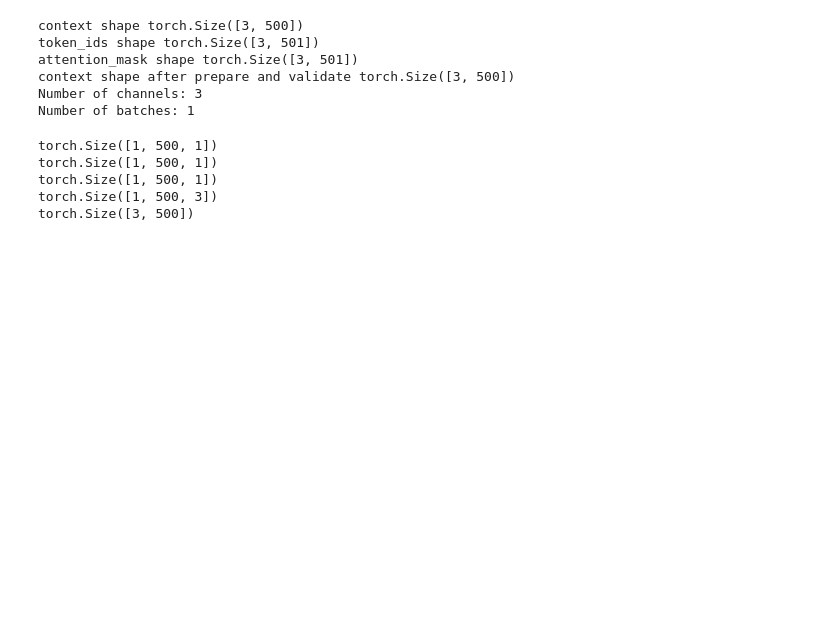
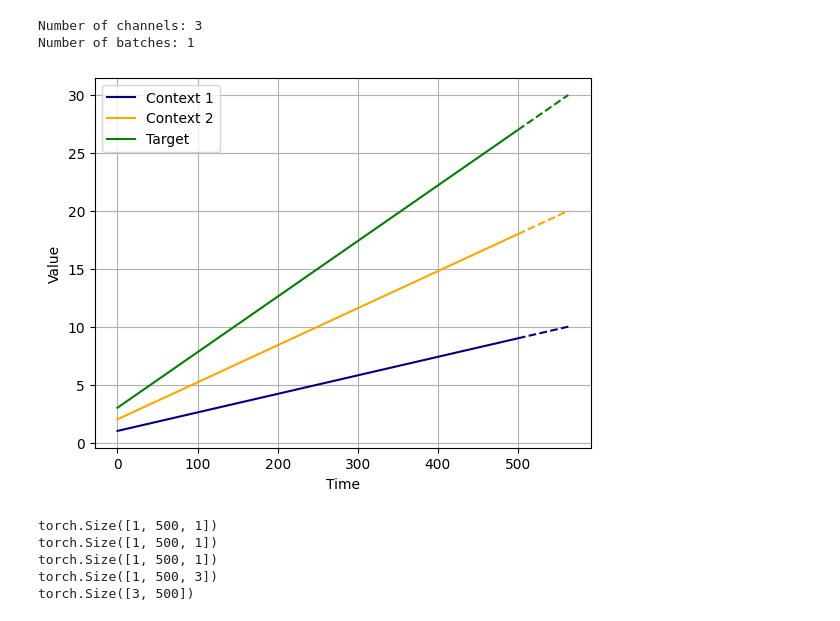
Before and after one commit to amir-elahi/chronos-forecasting, a Jupyter notebook: modelStruct.ipynb, the cells around one changed output. Cells and saved outputs as stored; diff of their text form; code cells hidden in the pictures; blank space fills up the shorter version.

```diff
--- a/modelStruct.ipynb
+++ b/modelStruct.ipynb
@@ -149,20 +148,25 @@ class CustomT5(T5ForConditionalGeneration):
 import src.chronos.chronos
 import importlib
 importlib.reload(src.chronos.chronos)
+import torch
+import numpy as np
+import matplotlib.pyplot as plt
 
-import torch
+context1 = torch.linspace(1, 10, 564).unsqueeze(0).unsqueeze(2)
+context2 = (context1.clone()[0,:]*2).unsqueeze(0)
+# context2 = torch.sin(torch.linspace(0, 10 * np.pi, 564)).unsqueeze(0).unsqueeze(2) * 2 + 30
+contextTarget = context2+context1
 
+context1_true_pred = context1.clone()[0,500:,0]
+context2_true_pred = context2.clone()[0,500:,0]
+contextTarget_true_pred = contextTarget.clone()[0,500:,0]
 
-context1 = torch.linspace(50, 100, 500).unsqueeze(0).unsqueeze(2)
-context2 = (context1.clone()[0,:]*2).unsqueeze(0)
-contextTarget = context2+context1
+context1 = context1[:,:500,:]
+context2 = context2[:,:500,:]
+contextTarget = contextTarget[:,:500,:]
 contextNotReshaped = torch.cat((context1, context2, contextTarget), dim=2)
 
 context = contextNotReshaped.reshape(-1, 500, 1).squeeze()
-
-#! Be careful that you are testing with one simple context now.
-# for now let stick to the one batch size (1, 512)
-# context = torch.linspace(0, 200, 100).unsqueeze(0)
 
 # Number of channels
 num_channels = contextNotReshaped.size(-1)
@@ -170,27 +174,30 @@ num_channels = contextNotReshaped.size(-1)
 # Number of batches
 num_batches = contextNotReshaped.size(0)
 
-print('context shape',context.shape)
-
-token_ids, attention_mask, scale = (
-    pipeline.tokenizer.context_input_transform(context)
-)
-
-print('token_ids shape',token_ids.shape)
-print('attention_mask shape',attention_mask.shape)
-
-context = pipeline._prepare_and_validate_context(context=context)
-print('context shape after prepare and validate',context.shape)
-
 print('Number of channels:', num_channels)
 print('Number of batches:', num_batches)
 # %% [output]
-context shape torch.Size([3, 500])
-token_ids shape torch.Size([3, 501])
-attention_mask shape torch.Size([3, 501])
-context shape after prepare and validate torch.Size([3, 500])
 Number of channels: 3
 Number of batches: 1
+# %%
+# Plot the initial sequences
+plt.plot(context1[0, :, 0], 'navy')
+plt.plot(context2[0, :, 0], 'orange')
+plt.plot(contextTarget[0, :, 0], 'g')
+
+# Plot the extended sequences, starting x-axis from 500
+plt.plot(range(500, 500 + context1_true_pred.shape[0]),context1_true_pred, 'navy', linestyle='dashed')
+plt.plot(range(500, 500 + context2_true_pred.shape[0]),context2_true_pred, 'orange', linestyle='dashed')
+plt.plot(range(500, 500 + contextTarget_true_pred.shape[0]),contextTarget_true_pred, 'green', linestyle='dashed')
+
+# Add labels, grid, and legend
+plt.xlabel("Time")
+plt.ylabel("Value")
+plt.grid()
+plt.legend(["Context 1", "Context 2", "Target"])
+plt.show()
+# %% [output]
+[figure, added]
 # %%
 print(context1.shape)
 print(context2.shape)
```
Also changed, not shown: parts of 4 cells of this notebook, 5 other files.
